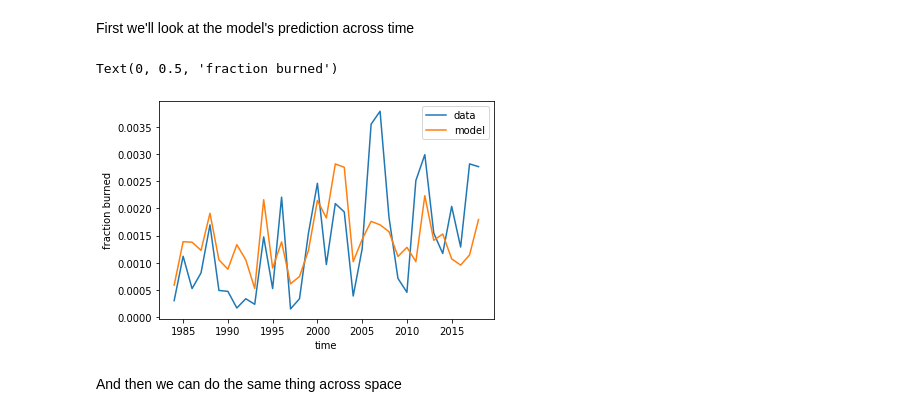
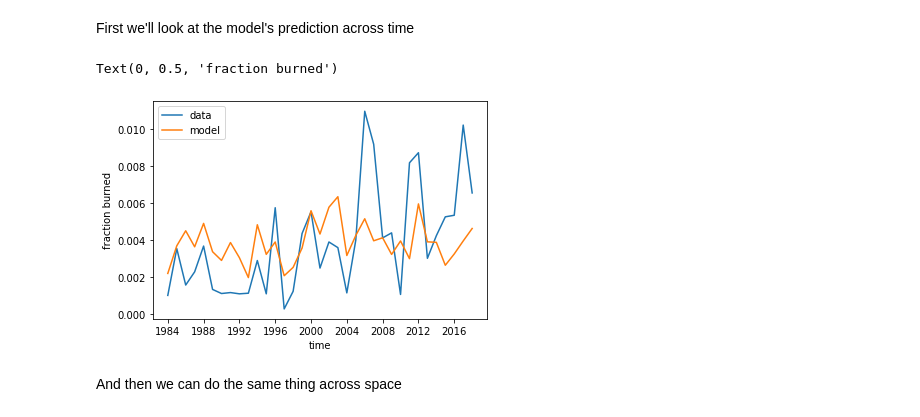
Before and after one commit to carbonplan/forest-risks, a Jupyter notebook: notebooks/fire/fire_model.ipynb, the cells around one changed output. Cells and saved outputs as stored; diff of their text form; code cells hidden in the pictures.

```diff
--- a/notebooks/fire/fire_model.ipynb
+++ b/notebooks/fire/fire_model.ipynb
@@ -53,9 +53,8 @@ climate = load.terraclim(store="local", tlim=(1984, 2018), coarsen=coarsen, mean
 groups = load.nftd(
     store="local",
     groups="all",
-    return_type="numpy",
     coarsen=4,
 )
 for key in range(groups.shape[0]):
     if key > 0:
-        X[f"group_{key}"] = np.tile(groups[key], [len(time), 1, 1])
+        X[f"group_{key}"] = (['time', 'y', 'x'], np.tile(groups[key], [len(X['time']), 1, 1]))
@@ -154,8 +125,8 @@ predict fraction burned as a function of climatic variables.
 # %% [markdown]
 First we define our dimensions
 # %%
-t = len(time)
-n, m = y["burned_area"].shape[1:]
+t = len(X['time'])
+n, m = y["vlf"].shape[1:]
 # %% [markdown]
 We are going to construct a `(t)(n)(m) x (2v - 1)` design matrix where each of
 our climatic variables appears twice, once where we have averaged across space
@@ -188,6 +159,6 @@ X_t = np.asarray(
 We combine them together to get our full design matrix
 # %%
 #X_st = np.vstack([X_s, X_t]).T
-X_st = np.asarray([X[var].flatten() for var in X.keys()]).T
+X_st = np.asarray([X[var].values.flatten() for var in X.keys()]).T
 print(f"shape: {X_st.shape}")
 # %% [output]
@@ -197,7 +168,7 @@ We turn fraction burned into a binary variable using a threshold, and flatten it
 # %%
 np.random.shuffle(y["burned_area"])
 # %%
-y_b = y["burned_area"].flatten() > 0.05
+y_b = y["vlf"].groupby('time.year').mean().values.flatten() > 0
 # %% [markdown]
 And we identify all rows that are nans in any of our variables
 # %%
@@ -248,14 +219,14 @@ y_hat_full = y_hat_full.reshape(t, n, m)
 # %% [markdown]
 First we'll look at the model's prediction across time
 # %%
-plt.plot(time, np.nanmean(y_b.reshape(t, n * m), axis=1))
-plt.plot(time, np.nanmean(y_hat_full.reshape(t, n * m), axis=1))
+plt.plot(X['time'], np.nanmean(y_b.reshape(t, n * m), axis=1))
+plt.plot(X['time'], np.nanmean(y_hat_full.reshape(t, n * m), axis=1))
 plt.legend(["data", "model"])
 plt.xlabel("time")
 plt.ylabel("fraction burned")
 # %% [output]
 Text(0, 0.5, 'fraction burned')
-[figure, old version]
+[figure, new version]
 # %% [markdown]
 And then we can do the same thing across space
 # %%
```
Also changed, not shown: parts of 15 cells of this notebook, 4 other files.
